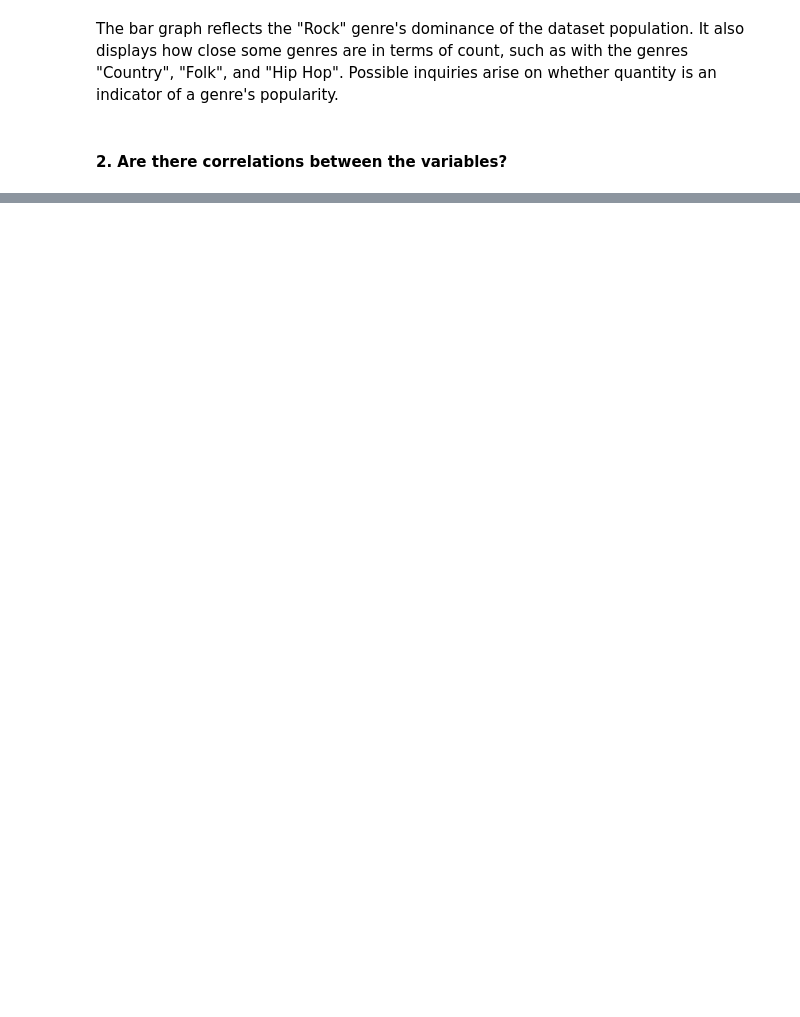
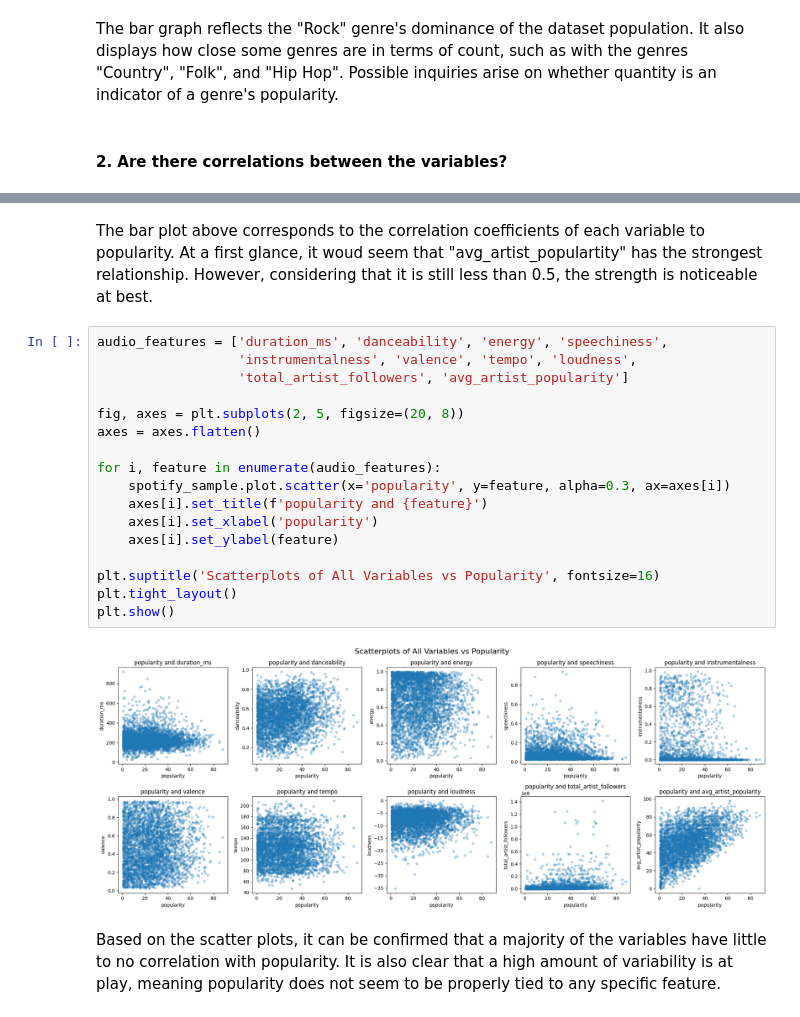
Before and after one commit to LSTJ23/CSMODEL-MCO, a Jupyter notebook: MCO1_finalNotebook.ipynb, the cells around one changed output, grey strips where cells are left out. Saved outputs shown, nothing was run; the diff lists cells and outputs as text; blank space fills up the shorter version.

```diff
--- a/MCO1_finalNotebook.ipynb
+++ b/MCO1_finalNotebook.ipynb
@@ -540,0 +570,23 @@ From the heat map, the group deduced that a majority of the variables do not hav
+# %% [markdown]
+The bar plot above corresponds to the correlation coefficients of each variable to popularity. At a first glance, it woud seem that "avg_artist_populartity" has the strongest relationship. However, considering that it is still less than 0.5, the strength is noticeable at best.
+# %%
+audio_features = ['duration_ms', 'danceability', 'energy', 'speechiness',
+                  'instrumentalness', 'valence', 'tempo', 'loudness',
+                  'total_artist_followers', 'avg_artist_popularity']
+
+fig, axes = plt.subplots(2, 5, figsize=(20, 8))
+axes = axes.flatten()
+
+for i, feature in enumerate(audio_features):
+    spotify_sample.plot.scatter(x='popularity', y=feature, alpha=0.3, ax=axes[i])
+    axes[i].set_title(f'popularity and {feature}')
+    axes[i].set_xlabel('popularity')
+    axes[i].set_ylabel(feature)
+
+plt.suptitle('Scatterplots of All Variables vs Popularity', fontsize=16)
+plt.tight_layout()
+plt.show()
+# %% [output]
+[figure, added]
+# %% [markdown]
+Based on the scatter plots, it can be confirmed that a majority of the variables have little to no correlation with popularity. It is also clear that a high amount of variability is at play, meaning popularity does not seem to be properly tied to any specific feature.
```
Also changed, not shown: parts of 8 cells of this notebook.
